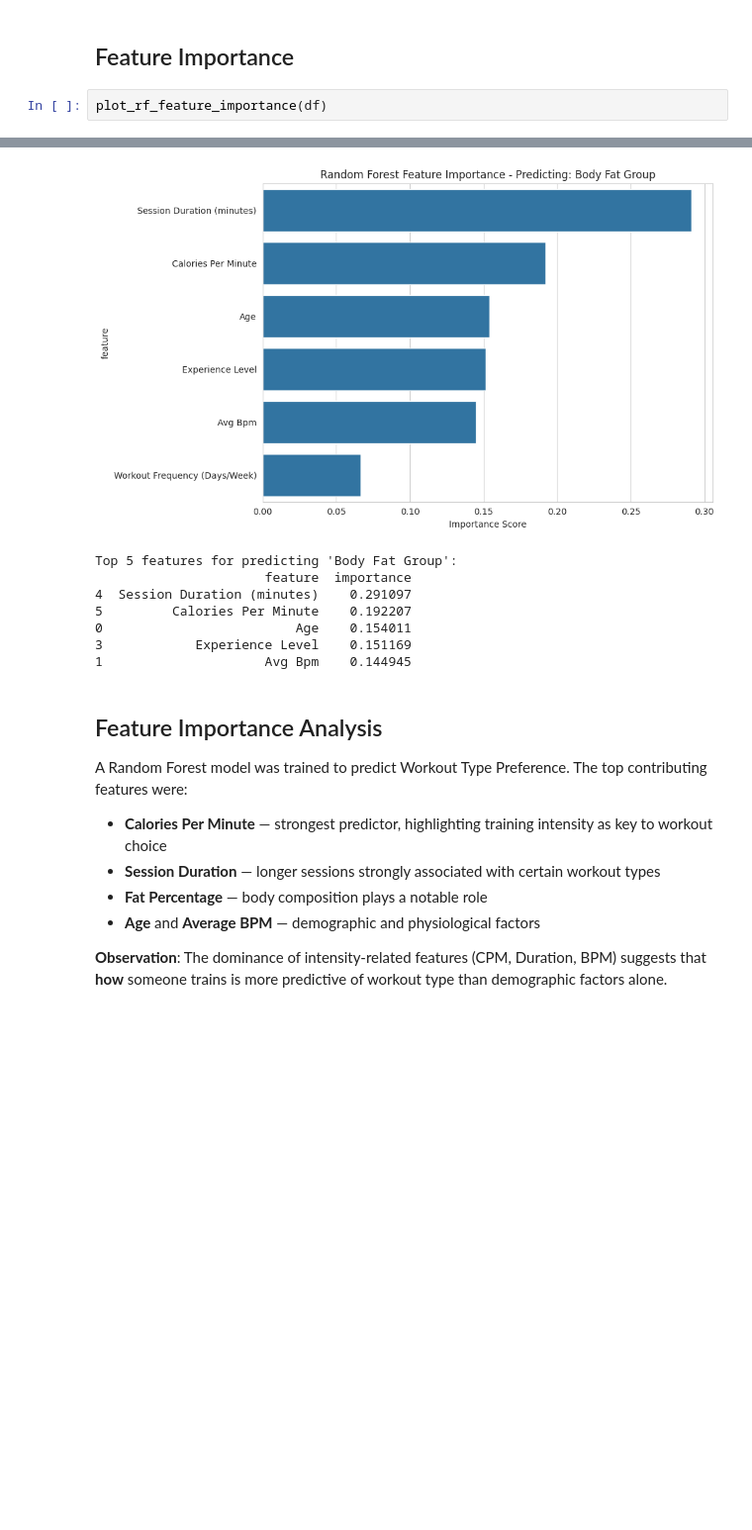
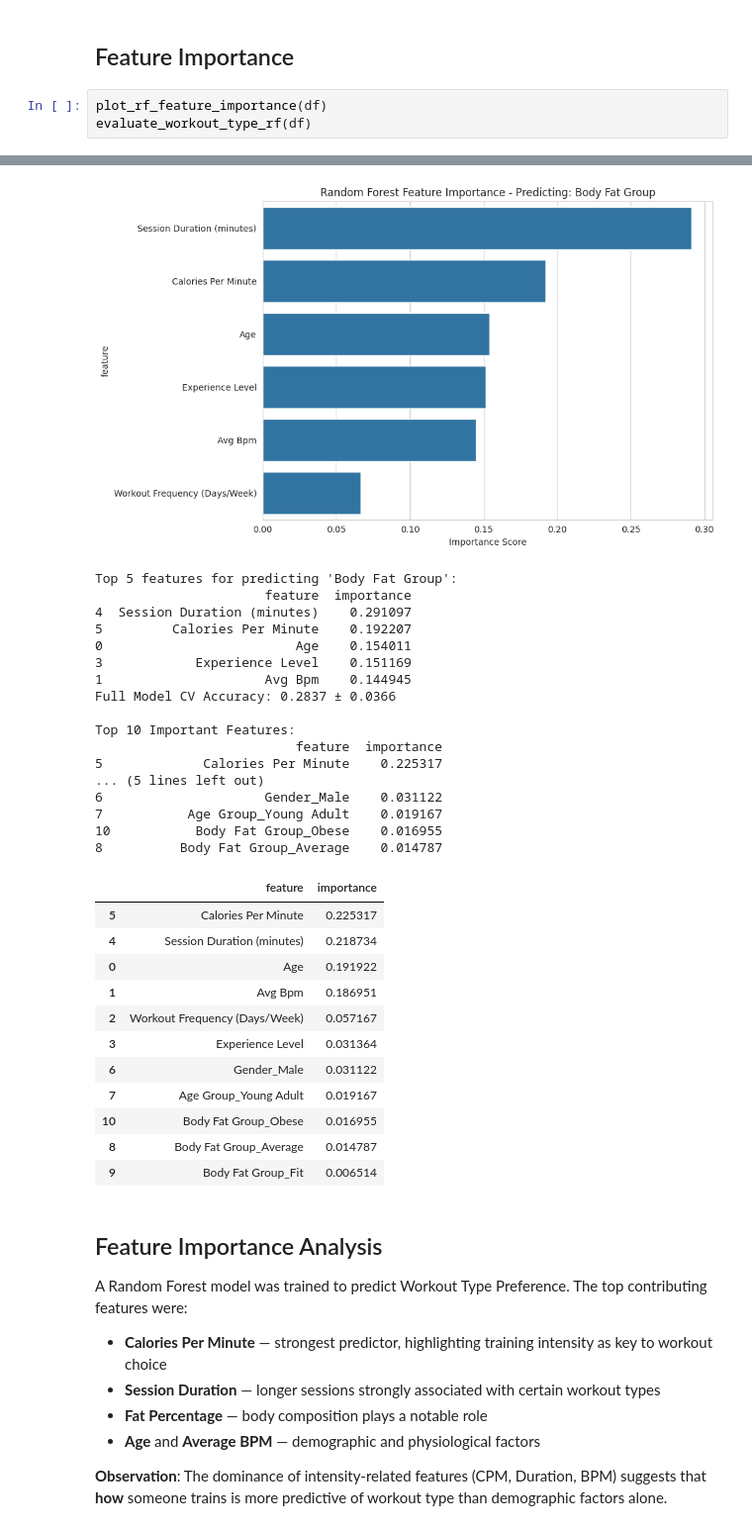
Before and after one commit to d-toups/workout-data-analysis, a Jupyter notebook: workout_data_analysis_03.ipynb, the cells around one changed output, grey strips where cells are left out. Shown at 99% size. Cells and saved outputs as stored; diff of their text form; blank space fills up the shorter version.

```diff
--- a/workout_data_analysis_03.ipynb
+++ b/workout_data_analysis_03.ipynb
@@ -177,39 +226,62 @@ A correlation heatmap was generated to identify relationships between numerical
 ## Feature Importance
 # %%
 plot_rf_feature_importance(df)
+evaluate_workout_type_rf(df)
 # %% [output]
 [figure]
 Top 5 features for predicting 'Gender':
                       feature  importance
 6         Calories Per Minute    0.349698
 1                     Avg Bpm    0.227840
 0                         Age    0.163366
 2             Calories Burned    0.124168
 5  Session Duration (minutes)    0.102343
 [figure]
 Top 5 features for predicting 'Workout Type':
                          feature  importance
 5            Calories Per Minute    0.262392
 4     Session Duration (minutes)    0.238142
 0                            Age    0.210827
 1                        Avg Bpm    0.196495
 2  Workout Frequency (Days/Week)    0.058577
 [figure]
 Top 5 features for predicting 'Age Group':
                          feature  importance
 5            Calories Per Minute    0.336490
 0                        Avg Bpm    0.237566
 1                Calories Burned    0.196211
 4     Session Duration (minutes)    0.163317
 2  Workout Frequency (Days/Week)    0.044152
 [figure]
 Top 5 features for predicting 'Body Fat Group':
                       feature  importance
 4  Session Duration (minutes)    0.291097
 5         Calories Per Minute    0.192207
 0                         Age    0.154011
 3            Experience Level    0.151169
 1                     Avg Bpm    0.144945
+Full Model CV Accuracy: 0.2837 ± 0.0366
+
+Top 10 Important Features:
+                          feature  importance
+5             Calories Per Minute    0.225317
+... (5 lines left out)
+6                     Gender_Male    0.031122
+7           Age Group_Young Adult    0.019167
+10           Body Fat Group_Obese    0.016955
+8          Body Fat Group_Average    0.014787
+|  | feature | importance |
+| 5 | Calories Per Minute | 0.225317 |
+| 4 | Session Duration (minutes) | 0.218734 |
+| 0 | Age | 0.191922 |
+| 1 | Avg Bpm | 0.186951 |
+| 2 | Workout Frequency (Days/Week) | 0.057167 |
+| 3 | Experience Level | 0.031364 |
+| 6 | Gender_Male | 0.031122 |
+| 7 | Age Group_Young Adult | 0.019167 |
+| 10 | Body Fat Group_Obese | 0.016955 |
+| 8 | Body Fat Group_Average | 0.014787 |
+| 9 | Body Fat Group_Fit | 0.006514 |
 # %% [markdown]
 ## Feature Importance Analysis
 
```
Also changed, not shown: parts of 3 cells of this notebook.
